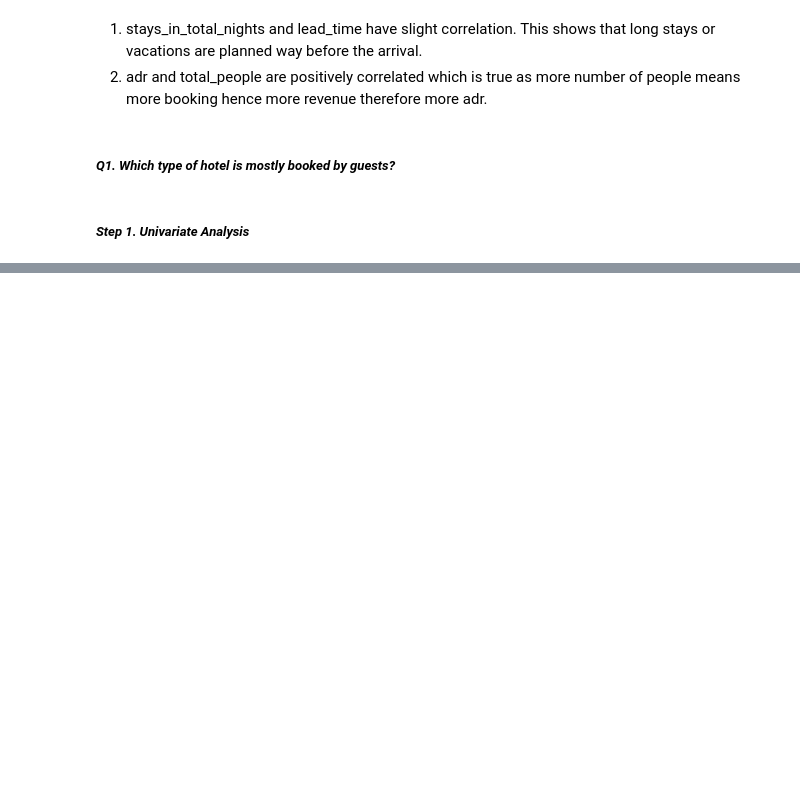
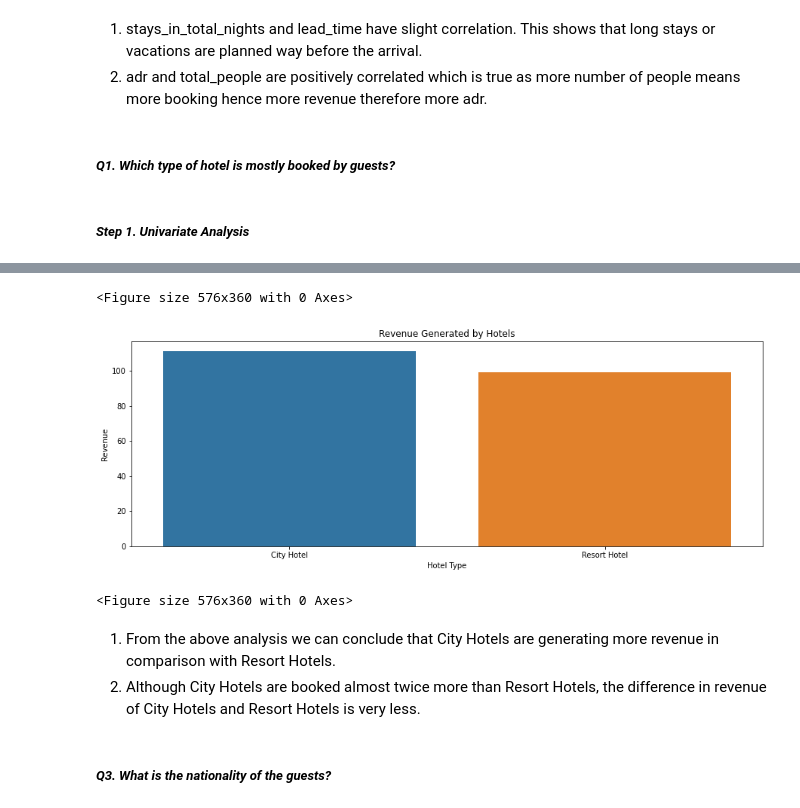
Before and after one commit to SinghUjjwal9/Hotel-Booking-Analysis-EDA, a Jupyter notebook: HotelBookingAnalysisEDA(Ujjwal_Ajit_Singh,_Cohort_Hudson).ipynb, the cells around one changed output, grey strips where cells are left out. Cells and saved outputs as stored; diff of their text form; code cells hidden in the pictures; blank space fills up the shorter version.

```diff
--- a/HotelBookingAnalysisEDA(Ujjwal_Ajit_Singh,_Cohort_Hudson).ipynb
+++ b/HotelBookingAnalysisEDA(Ujjwal_Ajit_Singh,_Cohort_Hudson).ipynb
@@ -520,0 +521,15 @@ Text(0.5, 1.0, 'Best time of the year to stay in hotel')
+# %%
+plt.title("Revenue Generated by Hotels")
+sns.barplot(x = "Hotel Type", y = 'Revenue', data = df_revenue)
+plt.figure(figsize = (8,5))
+# %% [output]
+<Figure size 576x360 with 0 Axes>
+[figure, added]
+<Figure size 576x360 with 0 Axes>
+# %% [markdown]
+
+
+1.   From the above analysis we can conclude that City Hotels are generating more revenue in comparison with Resort Hotels.
+2.   Although City Hotels are booked almost twice more than Resort Hotels, the difference in revenue of City Hotels and Resort Hotels is very less.
+# %% [markdown]
+##### <i> Q3. What is the nationality of the guests?
```
Also changed, not shown: parts of 47 cells of this notebook.
